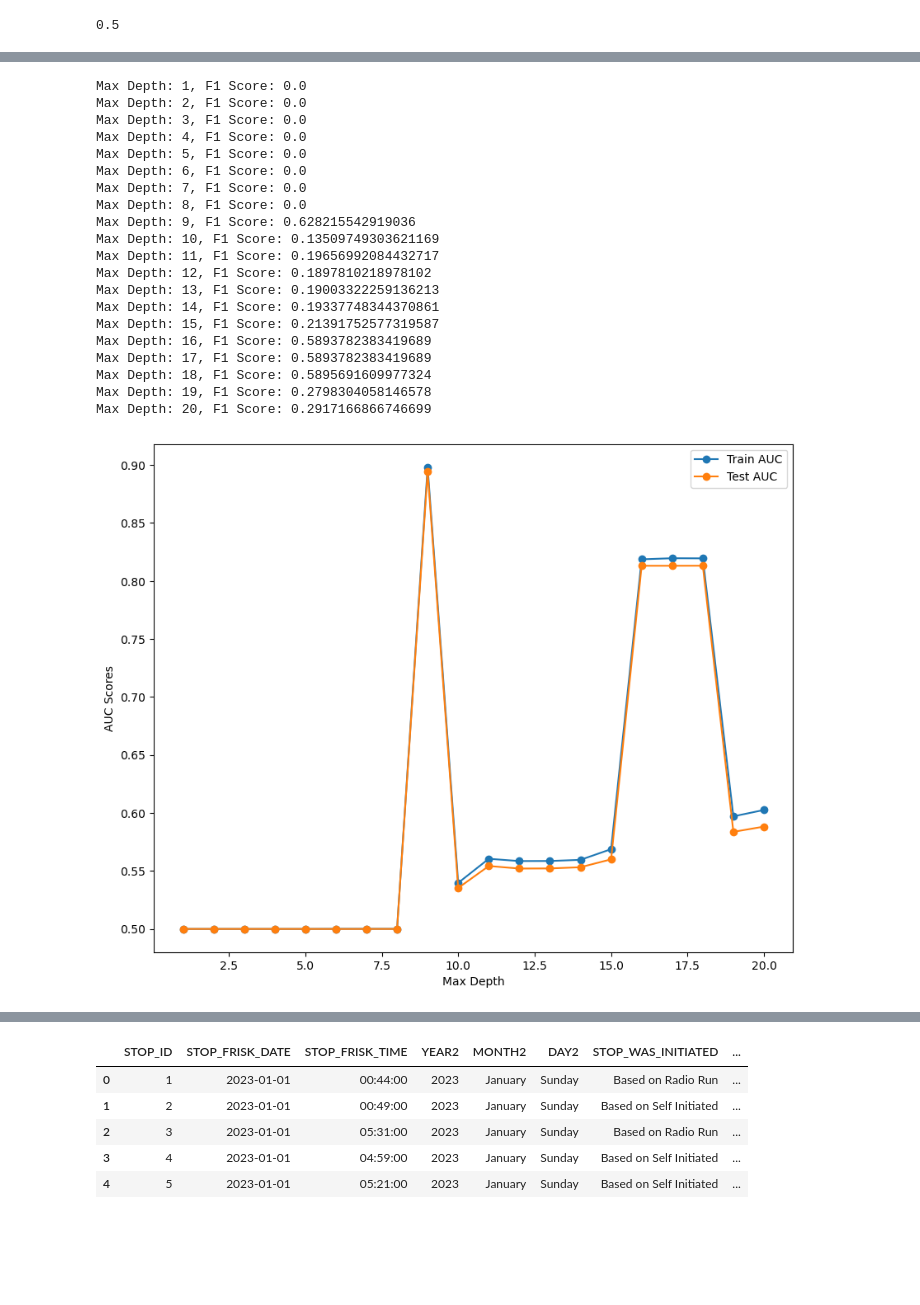
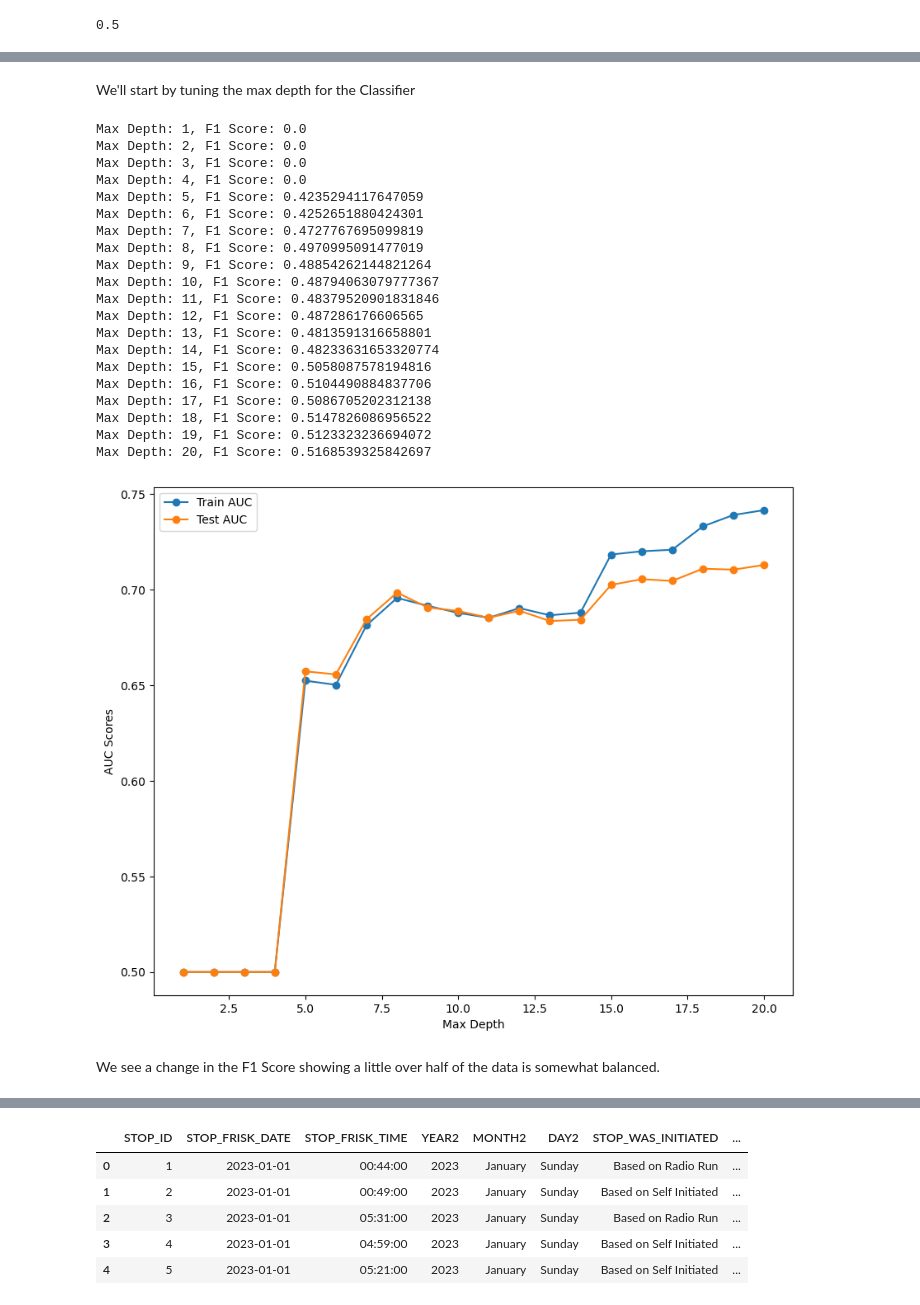
Before and after one commit to omendez930/Terry-Traffic-Stops-Phase3, a Jupyter notebook: index.ipynb, the cells around one changed output, grey strips where cells are left out. Saved outputs shown, nothing was run; the diff lists cells and outputs as text; code cells hidden in the pictures; blank space fills up the shorter version.

Commit message:
Started analysis on additional dataset

```diff
--- a/index.ipynb
+++ b/index.ipynb
@@ -228,6 +217,6 @@ plt.show()
 # %%
 # features = ['Subject Age Group', 'Weapon Type', 'Officer YOB','Officer Gender', 'Officer Race', 'Subject Perceived Race','Initial Call Type', 'Precinct']
-features = ['Final Call Type','Stop Resolution','Subject Perceived Gender', 'Subject Perceived Race','Frisk Flag']
+features = ['Final Call Type','Stop Resolution','Officer Gender', 'Officer Race','Subject Perceived Gender', 'Subject Perceived Race','Frisk Flag']
 feature_data = seattle_data[features]
 X = feature_data
 y = seattle_data['Arrest Flag']
@@ -313,4 +292,4 @@ Index(['final_call_type', 'stop_resolution', 'subject_perceived_gender',
 # %%
-X_train_categorical = X_train_categorical.replace(['None','-','N/A'],np.nan)
-X_test_categorical = X_test_categorical.replace(['None','-', 'N/A'], np.nan)
+X_train = X_train.replace(['None','-','N/A','Unknown','Unable to Determine','Not Specified'],np.nan)
+X_test= X_test.replace(['None','-','N/A','Unknown','Unable to Determine','Not Specified'], np.nan)
 # %%
@@ -501,15 +462,15 @@ def one_hot_encode(train_data, test_data, drop='first', handle_unknown='ignore')
     X_test_encoder = ohe.transform(test_data)
 
     # Get the encoded feature names
-    encoded_columns = ohe.get_feature_names_out(input_features=X_train_categorical_imputer.columns)
+    encoded_columns = ohe.get_feature_names_out(input_features=train_data.columns)
 
     # Convert to DataFrames
-    train_encoded_df = pd.DataFrame(X_train_encoder, columns=encoded_columns, index=X_train_categorical_imputer.index)
-    test_encoded_df = pd.DataFrame(X_test_encoder, columns=encoded_columns, index=X_test_categorical_imputer.index)
+    train_encoded_df = pd.DataFrame(X_train_encoder, columns=encoded_columns, index=train_data.index)
+    test_encoded_df = pd.DataFrame(X_test_encoder, columns=encoded_columns, index=test_data.index)
 
     return train_encoded_df, test_encoded_df, encoded_columns
 
-X_train_encoded_df, X_test_encoded_df, encoded_columns = one_hot_encode(X_train_categorical_imputer, X_test_categorical_imputer)
+X_train_encoded_df, X_test_encoded_df, encoded_columns = one_hot_encode(X_train_imputed_df, X_test_imputed_df)
 # %%
 X_test_encoded_df
 # %% [output]
@@ -629,22 +616,22 @@ R-Squared: 0.3828886328012985
 # %%
 logreg = LogisticRegression(random_state=23, max_iter=1000)
 
-logreg.fit(X_train_encoded_df, y_train)
+logreg.fit(X_train_encoded_df, y_train_encoded_series)
 
 y_predict = logreg.predict(X_test_encoded_df)
 
 
 
 # Calculate evaluation metrics
-logreg_accuracy = accuracy_score(y_test, y_predict)
-logreg_precision = precision_score(y_test, y_predict, pos_label=1)
-logreg_recall = recall_score(y_test, y_predict, pos_label=1)
-logreg_f1 = f1_score(y_test, y_predict, pos_label=1)
+logreg_accuracy = accuracy_score(y_test_encoded_series, y_predict)
+logreg_precision = precision_score(y_test_encoded_series, y_predict, pos_label=1)
+logreg_recall = recall_score(y_test_encoded_series, y_predict, pos_label=1)
+logreg_f1 = f1_score(y_test_encoded_series, y_predict, pos_label=1)
 
 # Probabilities
 y_probabilites = logreg.predict_proba(X_test_encoded_df)[:,1]
 
-false_positive, true_positive, thresholds = roc_curve(y_test, y_probabilites)
+false_positive, true_positive, thresholds = roc_curve(y_test_encoded_series, y_probabilites)
 
 roc_auc = auc(false_positive, true_positive)
 
@@ -660,6 +647,6 @@ print(f"ROC AUC Score: {roc_auc}")
 print()
 
 # Confusion Matrix
-logreg_conf_matrix = confusion_matrix(y_test, y_predict)
+logreg_conf_matrix = confusion_matrix(y_test_encoded_series, y_predict)
 print("Confusion Matrix:\n", logreg_conf_matrix)
 # %% [output]
@@ -789,6 +836,8 @@ tree.plot_tree(dt,
 plt.show()
 # %% [output]
 [figure]
+# %% [markdown]
+We'll start by tuning the max depth for the Classifier
 # %%
 max_depth_values = np.arange(1,21)
 
@@ -798,59 +847,60 @@ test_aucs = []
 for depth in max_depth_values:
     #Intialize predicted probabilities for training and test sets
     clf = DecisionTreeClassifier(max_depth=depth, random_state=3)
-    clf.fit(X_train_encoded_df, y_train)
+    clf.fit(X_train_encoded_df, y_train_encoded_series)
 
     # Get predicted probabilities for training and test sets
     y_train_prob = clf.predict(X_train_encoded_df)
     y_test_prob = clf.predict(X_test_encoded_df)
     # y_train_prob = clf.predict_proba(X_train_encoded_df)[:,1]
     # y_test_prob = clf.predict_proba(X_test_encoded_df)[:,1]
 
     # Calculate FPR (False Positive Rate), TPR(True Positive Rate) and test sets using roc_curve
-    fpr_train, tpr_train, _ = roc_curve(y_train, y_train_prob)
-    fpr_test, tpr_test, _ = roc_curve(y_test, y_test_prob)
+    fpr_train, tpr_train, _ = roc_curve(y_train_encoded_series, y_train_prob)
+    fpr_test, tpr_test, _ = roc_curve(y_test_encoded_series, y_test_prob)
 
     # Calculate AUC absed on FPR and TPR using auc
     train_auc = auc(fpr_train, tpr_train)
     test_auc = auc(fpr_test, tpr_test)
 
     # Append AUC to the list
     train_aucs.append(train_auc)
     test_aucs.append(test_auc)
 
-
-    print(f"Max Depth: {depth}, F1 Score: {f1_score(y_test, y_test_prob)}")
+    print(f"Max Depth: {depth}, F1 Score: {f1_score(y_test_encoded_series, y_test_prob)}")
 
 
 # PLot the figure
 plt.figure(figsize=(10,8))
 plt.plot(max_depth_values, train_aucs, label="Train AUC", marker="o")
 plt.plot(max_depth_values, test_aucs, label="Test AUC", marker="o")
 plt.xlabel("Max Depth")
 plt.ylabel("AUC Scores")
 plt.legend()
 plt.show()
 # %% [output]
 Max Depth: 1, F1 Score: 0.0
 Max Depth: 2, F1 Score: 0.0
 Max Depth: 3, F1 Score: 0.0
 Max Depth: 4, F1 Score: 0.0
-Max Depth: 5, F1 Score: 0.0
-Max Depth: 6, F1 Score: 0.0
-Max Depth: 7, F1 Score: 0.0
-Max Depth: 8, F1 Score: 0.0
-Max Depth: 9, F1 Score: 0.628215542919036
-Max Depth: 10, F1 Score: 0.13509749303621169
-Max Depth: 11, F1 Score: 0.19656992084432717
-Max Depth: 12, F1 Score: 0.1897810218978102
-Max Depth: 13, F1 Score: 0.19003322259136213
-Max Depth: 14, F1 Score: 0.19337748344370861
-Max Depth: 15, F1 Score: 0.21391752577319587
-Max Depth: 16, F1 Score: 0.5893782383419689
-Max Depth: 17, F1 Score: 0.5893782383419689
-Max Depth: 18, F1 Score: 0.5895691609977324
-Max Depth: 19, F1 Score: 0.2798304058146578
-Max Depth: 20, F1 Score: 0.2917166866746699
+Max Depth: 5, F1 Score: 0.4235294117647059
+Max Depth: 6, F1 Score: 0.4252651880424301
+Max Depth: 7, F1 Score: 0.4727767695099819
+Max Depth: 8, F1 Score: 0.4970995091477019
+Max Depth: 9, F1 Score: 0.48854262144821264
+Max Depth: 10, F1 Score: 0.48794063079777367
+Max Depth: 11, F1 Score: 0.48379520901831846
+Max Depth: 12, F1 Score: 0.487286176606565
+Max Depth: 13, F1 Score: 0.4813591316658801
+Max Depth: 14, F1 Score: 0.48233631653320774
+Max Depth: 15, F1 Score: 0.5058087578194816
+Max Depth: 16, F1 Score: 0.5104490884837706
+Max Depth: 17, F1 Score: 0.5086705202312138
+Max Depth: 18, F1 Score: 0.5147826086956522
+Max Depth: 19, F1 Score: 0.5123323236694072
+Max Depth: 20, F1 Score: 0.5168539325842697
-[figure, old version]
+[figure, new version]
+# %% [markdown]
+We see a change in the F1 Score showing a little over half of the data is somewhat balanced.
 # %%
 # identify the optimal min-samples-split
```
Also changed, not shown: parts of 93 cells of this notebook, 1 other file.
